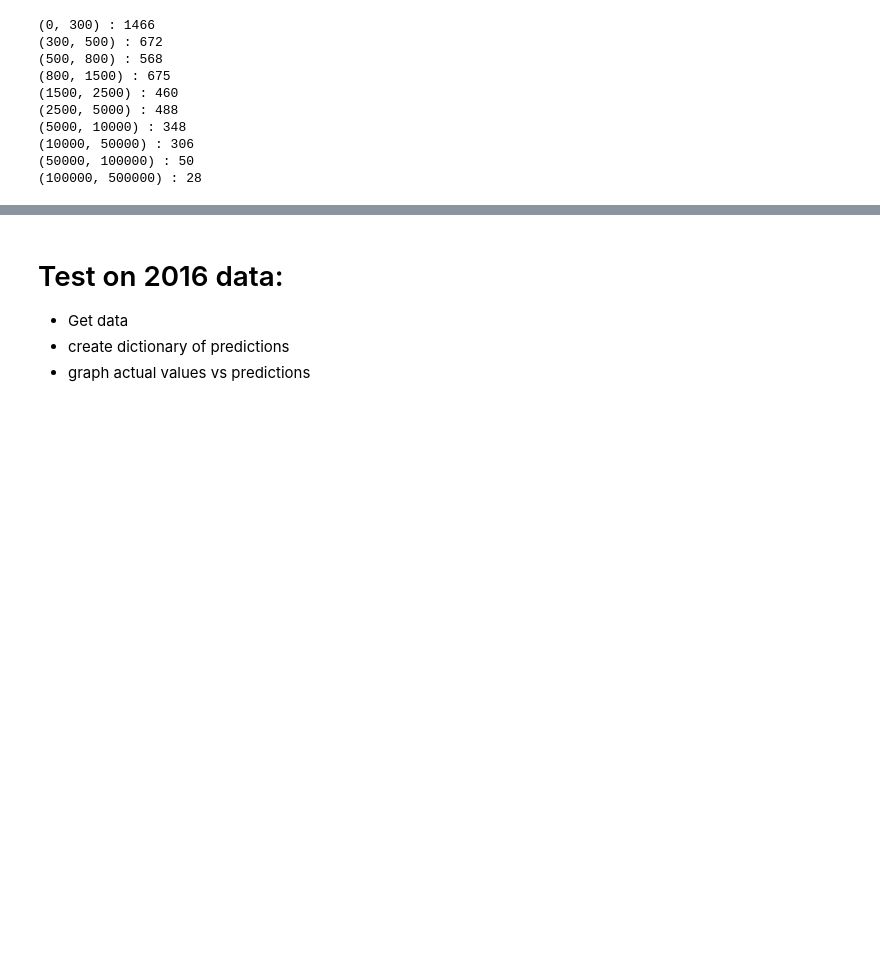
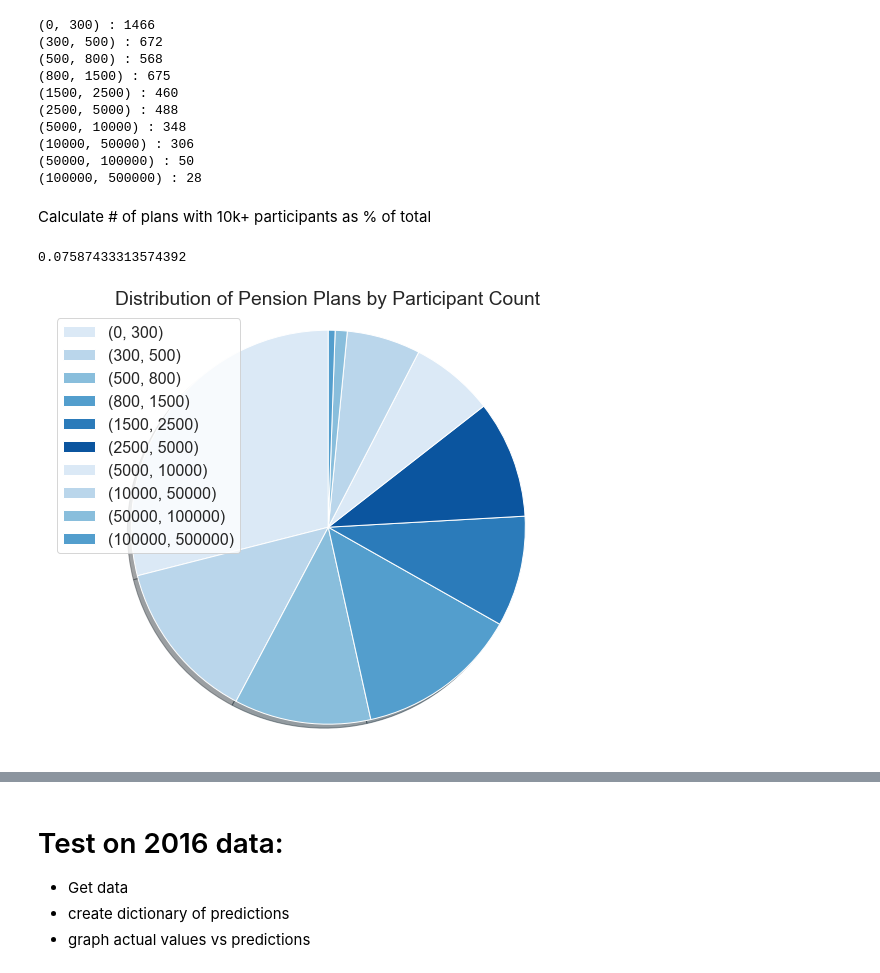
Before and after one commit to LindseyMoser/DSI_Capstone_B, a Jupyter notebook: Model_Linear_Regression_StatsModel_PlanSizeSplit.ipynb, the cells around one changed output, grey strips where cells are left out. Drawn from its saved outputs; the diff is of its cells as text; code cells hidden in the pictures; blank space fills up the shorter version.

```diff
--- a/Model_Linear_Regression_StatsModel_PlanSizeSplit.ipynb
+++ b/Model_Linear_Regression_StatsModel_PlanSizeSplit.ipynb
@@ -132,3 +121,9 @@ for i in partition_list:
 (10000, 50000) : 306
 (50000, 100000) : 50
 (100000, 500000) : 28
+# %% [markdown]
+Calculate # of plans with 10k+ participants as % of total
+# %%
+np.sum(list(num_plans.values())[7:11])/np.sum(list(num_plans.values()))
+# %% [output]
+0.07587433313574392
@@ -134,0 +132,19 @@ for i in partition_list:
+# %%
+labels = list(partitioned_dict_of_df_15.keys())
+sizes = list(num_plans.values())
+#colors = ['midnightblue', 'yellowgreen', 'lightcoral', 'lightskyblue']
+explode = (0, 0, 0, 0, 0, 0, 0, 0, 0, 0)  # explode 1st slice
+sns.set_palette("Blues")
+# Plot
+#plt.pie(sizes, explode=explode, labels=labels, shadow=True, startangle=140)
+#colors = dict(mcolors.BASE_COLORS, **mcolors.CSS4_COLORS)
+
+plt.figure(figsize=(10,8))
+patches, texts = plt.pie(sizes, shadow=True, startangle=90)
+plt.legend(patches, labels, loc="best")
+plt.axis('equal')
+#plt.tight_layout()
+plt.title('Distribution of Pension Plans by Participant Count')
+plt.show()
+# %% [output]
+[figure, added]
```
Also changed, not shown: parts of 21 cells of this notebook, 3 other files.
